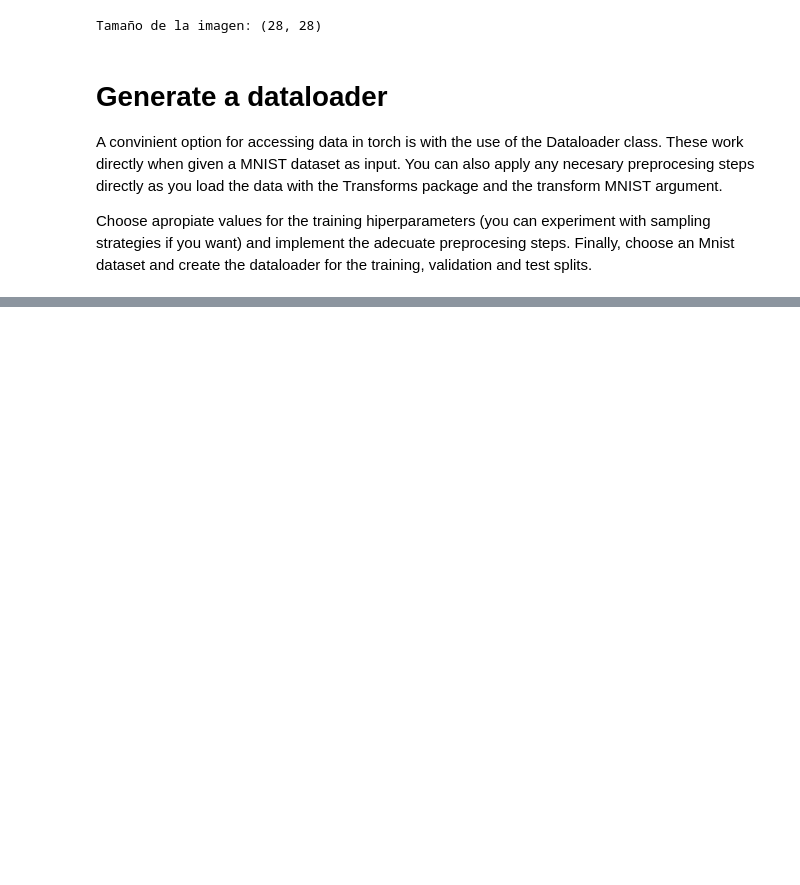
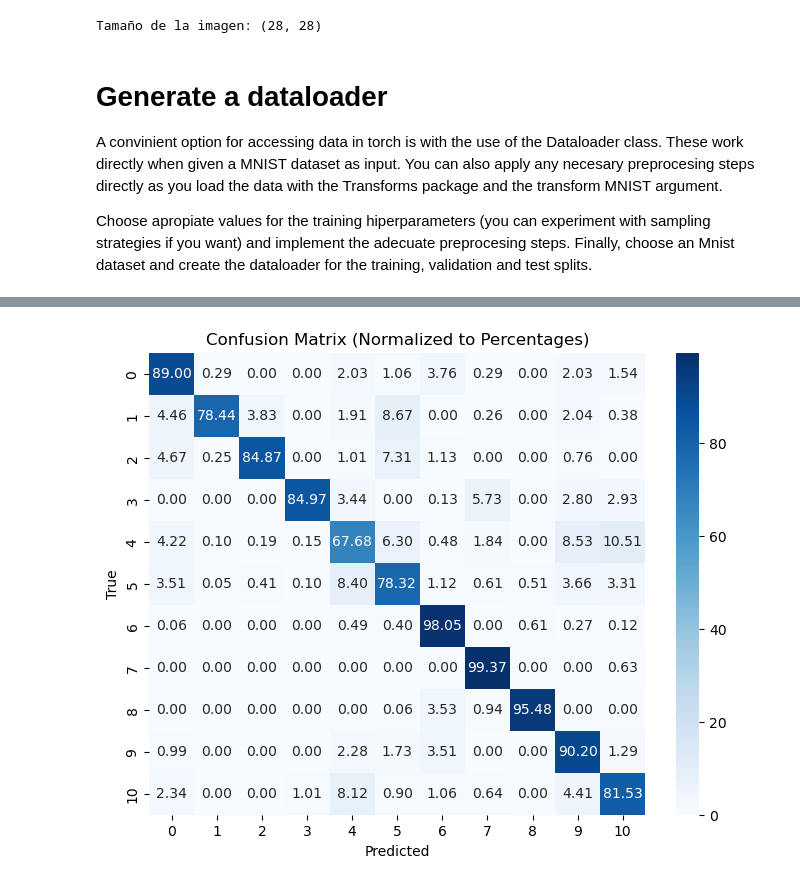
Before and after one commit to manu839304/VisionCompu_P1, a Jupyter notebook: p3/p3.ipynb, the cells around one changed output, grey strips where cells are left out. Saved outputs shown, nothing was run; the diff lists cells and outputs as text; code cells hidden in the pictures; blank space fills up the shorter version.

```diff
--- a/p3/p3.ipynb
+++ b/p3/p3.ipynb
@@ -217,0 +214,14 @@ AUC: 0.9236
+# %%
+# Matriz de confusión por porcentajes
+conf_matrix = confusion_matrix(all_targets, all_preds)
+
+conf_matrix_percent = conf_matrix.astype('float') / conf_matrix.sum(axis=1)[:, np.newaxis] * 100
+
+plt.figure(figsize=(8, 6))
+sns.heatmap(conf_matrix_percent, annot=True, fmt=".2f", cmap="Blues", xticklabels=range(n_classes), yticklabels=range(n_classes))
+plt.title('Confusion Matrix (Normalized to Percentages)')
+plt.xlabel('Predicted')
+plt.ylabel('True')
+plt.show()
+# %% [output]
+[figure, added]
```
Also changed, not shown: parts of 7 cells of this notebook.
